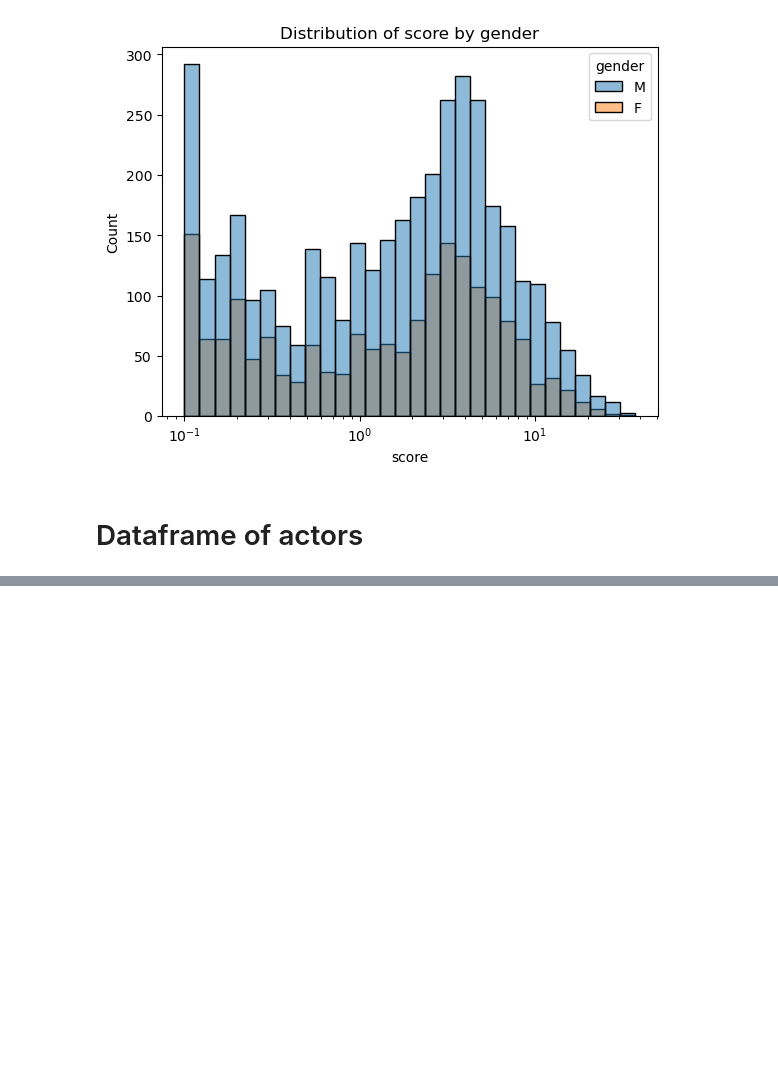
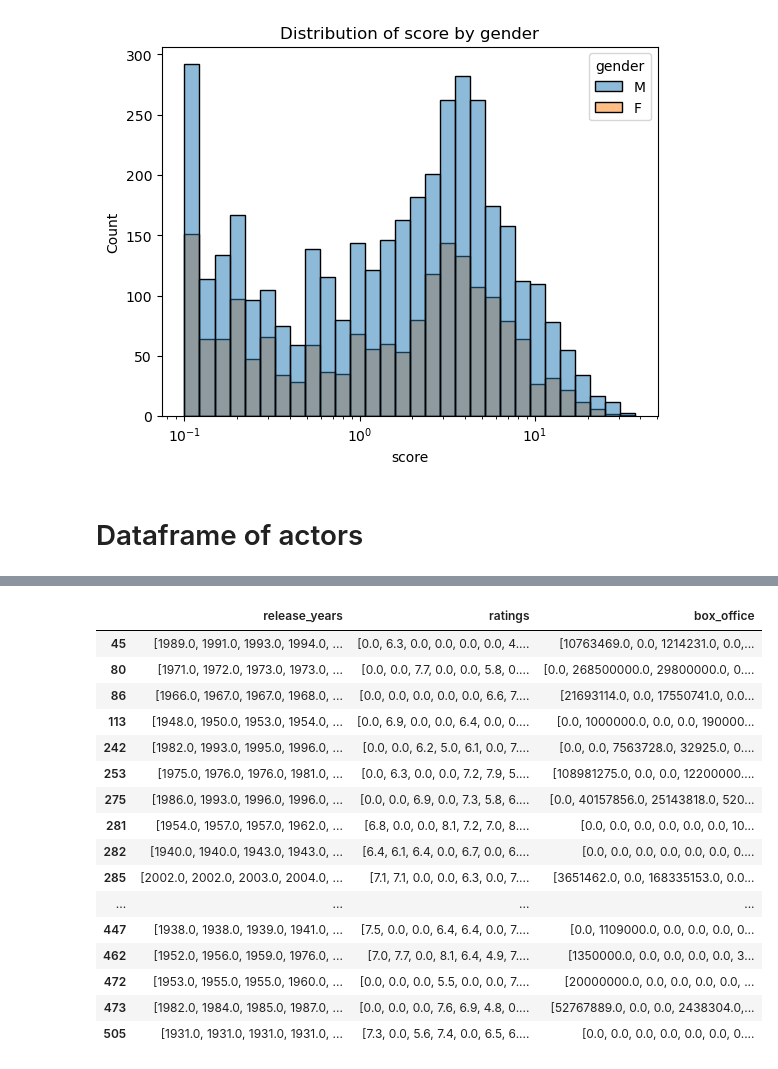
Before and after one commit to epfl-ada/ada-2023-project-lovelace, a Jupyter notebook: Code/jennifer.ipynb, the cells around one changed output, grey strips where cells are left out. Saved outputs shown, nothing was run; the diff lists cells and outputs as text; code cells hidden in the pictures; blank space fills up the shorter version.

```diff
--- a/Code/jennifer.ipynb
+++ b/Code/jennifer.ipynb
@@ -451,0 +472,22 @@ plt.show()
+# %%
+time_ratings = pd.concat([time, ratings, boxOffice], axis=1)
+time_ratings.columns = ['release_years', 'ratings', 'box_office']
+time_ratings.head(20)
+# %% [output]
+|  | release_years | ratings | box_office |
+| 45 | [1989.0, 1991.0, 1993.0, 1994.0, ... | [0.0, 6.3, 0.0, 0.0, 0.0, 0.0, 4.... | [10763469.0, 0.0, 1214231.0, 0.0,... |
+| 80 | [1971.0, 1972.0, 1973.0, 1973.0, ... | [0.0, 0.0, 7.7, 0.0, 0.0, 5.8, 0.... | [0.0, 268500000.0, 29800000.0, 0.... |
+| 86 | [1966.0, 1967.0, 1967.0, 1968.0, ... | [0.0, 0.0, 0.0, 0.0, 0.0, 6.6, 7.... | [21693114.0, 0.0, 17550741.0, 0.0... |
+| 113 | [1948.0, 1950.0, 1953.0, 1954.0, ... | [0.0, 6.9, 0.0, 0.0, 6.4, 0.0, 0.... | [0.0, 1000000.0, 0.0, 0.0, 190000... |
+| 242 | [1982.0, 1993.0, 1995.0, 1996.0, ... | [0.0, 0.0, 6.2, 5.0, 6.1, 0.0, 7.... | [0.0, 0.0, 7563728.0, 32925.0, 0.... |
+| 253 | [1975.0, 1976.0, 1976.0, 1981.0, ... | [0.0, 6.3, 0.0, 0.0, 7.2, 7.9, 5.... | [108981275.0, 0.0, 0.0, 12200000.... |
+| 275 | [1986.0, 1993.0, 1996.0, 1996.0, ... | [0.0, 0.0, 6.9, 0.0, 7.3, 5.8, 6.... | [0.0, 40157856.0, 25143818.0, 520... |
+| 281 | [1954.0, 1957.0, 1957.0, 1962.0, ... | [6.8, 0.0, 0.0, 8.1, 7.2, 7.0, 8.... | [0.0, 0.0, 0.0, 0.0, 0.0, 0.0, 10... |
+| 282 | [1940.0, 1940.0, 1943.0, 1943.0, ... | [6.4, 6.1, 6.4, 0.0, 6.7, 0.0, 6.... | [0.0, 0.0, 0.0, 0.0, 0.0, 0.0, 0.... |
+| 285 | [2002.0, 2002.0, 2003.0, 2004.0, ... | [7.1, 7.1, 0.0, 0.0, 6.3, 0.0, 7.... | [3651462.0, 0.0, 168335153.0, 0.0... |
+| ... | ... | ... | ... |
+| 447 | [1938.0, 1938.0, 1939.0, 1941.0, ... | [7.5, 0.0, 0.0, 6.4, 6.4, 0.0, 7.... | [0.0, 1109000.0, 0.0, 0.0, 0.0, 0... |
+| 462 | [1952.0, 1956.0, 1959.0, 1976.0, ... | [7.0, 7.7, 0.0, 8.1, 6.4, 4.9, 7.... | [1350000.0, 0.0, 0.0, 0.0, 0.0, 3... |
+| 472 | [1953.0, 1955.0, 1955.0, 1960.0, ... | [0.0, 0.0, 0.0, 5.5, 0.0, 0.0, 7.... | [20000000.0, 0.0, 0.0, 0.0, 0.0, ... |
+| 473 | [1982.0, 1984.0, 1985.0, 1987.0, ... | [0.0, 0.0, 0.0, 7.6, 6.9, 4.8, 0.... | [52767889.0, 0.0, 0.0, 2438304.0,... |
+| 505 | [1931.0, 1931.0, 1931.0, 1931.0, ... | [7.3, 0.0, 5.6, 7.4, 0.0, 6.5, 6.... | [0.0, 0.0, 0.0, 0.0, 0.0, 0.0, 0.... |
```
Also changed, not shown: parts of 9 cells of this notebook.
